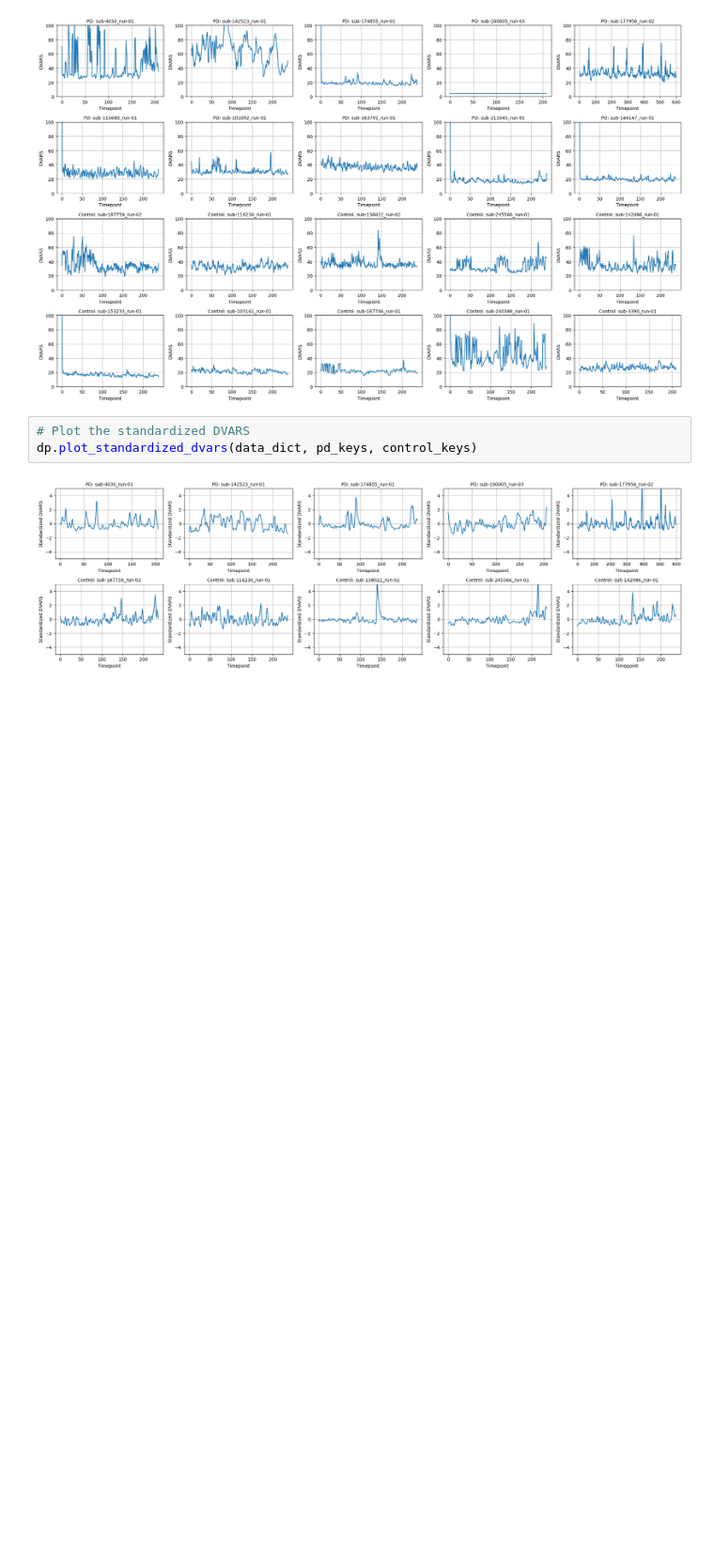
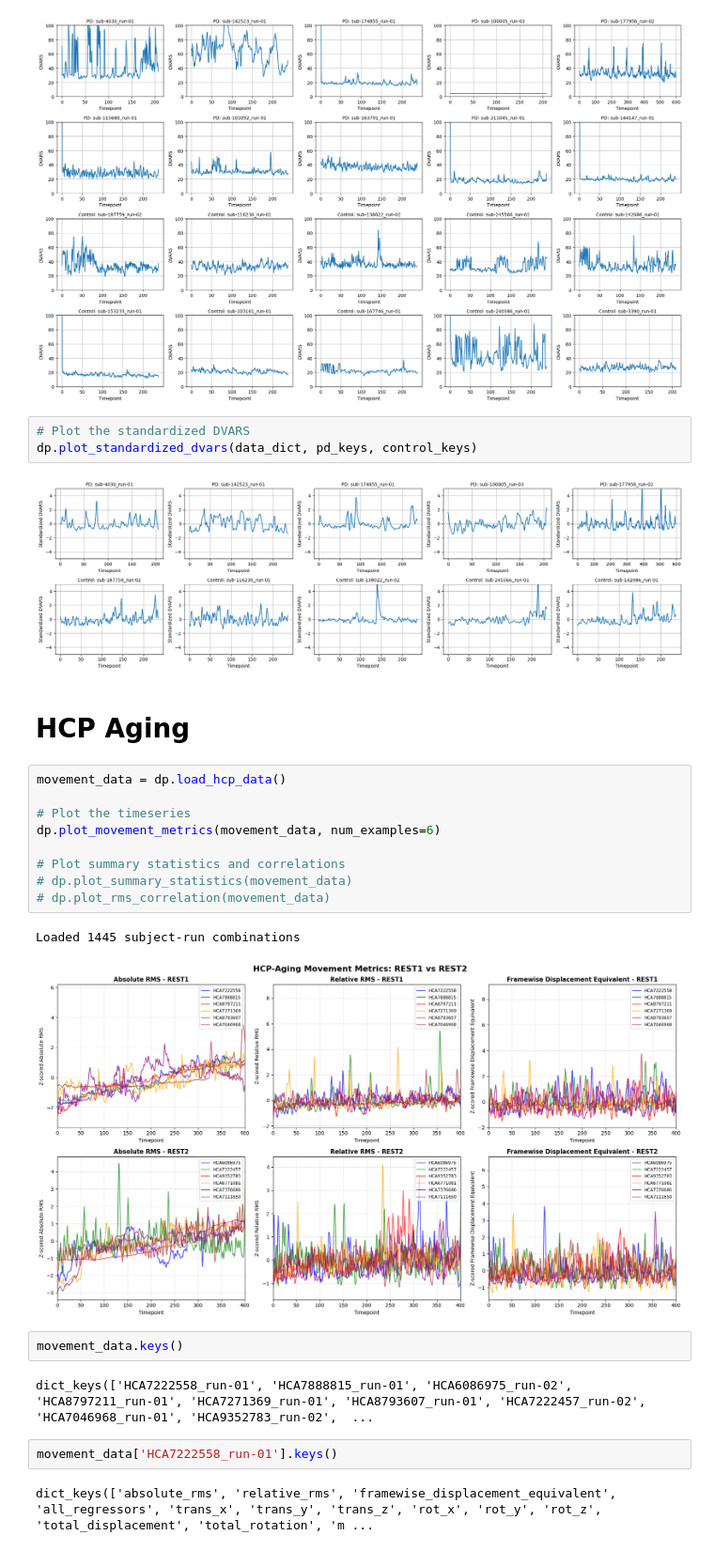
Before and after one commit to liuxk83/head-motion-analysis, a Jupyter notebook: notebooks/data_visualization.ipynb, the cells around one changed output. Shown at 94% size. Cells and saved outputs as stored; diff of their text form; blank space fills up the shorter version.

```diff
--- a/notebooks/data_visualization.ipynb
+++ b/notebooks/data_visualization.ipynb
@@ -32,3 +59,25 @@ dp.plot_individual_subplots(data_dict, pd_keys, control_keys, metric='dvars')
 dp.plot_standardized_dvars(data_dict, pd_keys, control_keys)
 # %% [output]
 [figure]
+# %% [markdown]
+# HCP Aging
+# %%
+movement_data = dp.load_hcp_data()
+
+# Plot the timeseries
+dp.plot_movement_metrics(movement_data, num_examples=6)
+
+# Plot summary statistics and correlations
+# dp.plot_summary_statistics(movement_data)
+# dp.plot_rms_correlation(movement_data)
+# %% [output]
+Loaded 1445 subject-run combinations
+[figure, added]
+# %%
+movement_data.keys()
+# %% [output]
+dict_keys(['HCA7222558_run-01', 'HCA7888815_run-01', 'HCA6086975_run-02', 'HCA8797211_run-01', 'HCA7271369_run-01', 'HCA8793607_run-01', 'HCA7222457_run-02', 'HCA7046968_run-01', 'HCA9352783_run-02',  ...
+# %%
+movement_data['HCA7222558_run-01'].keys()
+# %% [output]
+dict_keys(['absolute_rms', 'relative_rms', 'framewise_displacement_equivalent', 'all_regressors', 'trans_x', 'trans_y', 'trans_z', 'rot_x', 'rot_y', 'rot_z', 'total_displacement', 'total_rotation', 'm ...
```
Also changed, not shown: parts of 4 cells of this notebook, 6 other files.
